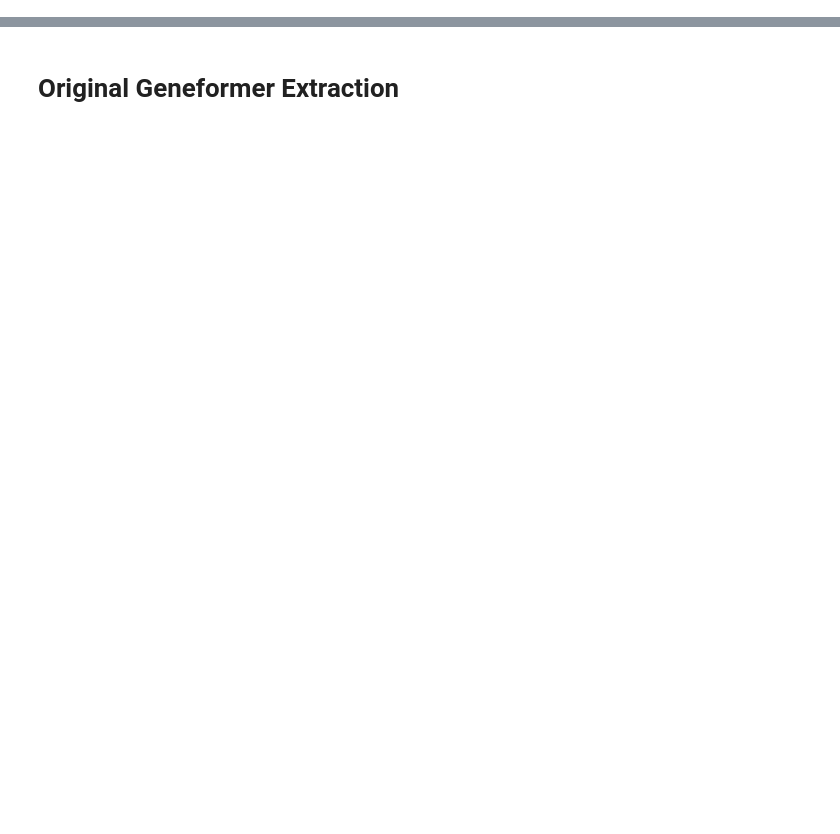
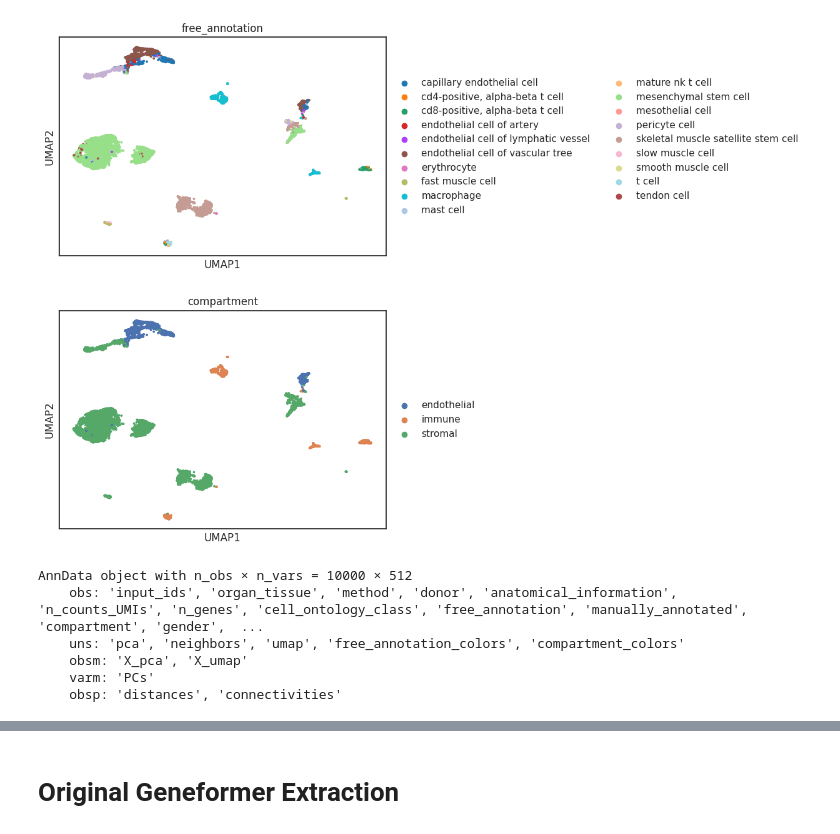
Before and after one commit to CooperStansbury/geneformer_dev, a Jupyter notebook: notebooks/tabula_sapiens.ipynb, the cells around one changed output, grey strips where cells are left out. Cells and saved outputs as stored; diff of their text form; code cells hidden in the pictures; blank space fills up the shorter version.

```diff
--- a/notebooks/tabula_sapiens.ipynb
+++ b/notebooks/tabula_sapiens.ipynb
@@ -49,0 +25,23 @@ break
+# %%
+reload(gtu)
+torch.cuda.empty_cache()
+num_cells = 10000
+
+"""Load the model"""
+# model_path = "/nfs/turbo/umms-indikar/shared/projects/geneformer/fine_tuned_models/geneformer-6L-30M_CellClassifier_cardiomyopathies_220224/"
+model_path = "/nfs/turbo/umms-indikar/shared/projects/geneformer/geneformer-12L-30M/"
+model = gtu.load_model(model_path)
+
+"""Load the data"""
+data_path = "/nfs/turbo/umms-indikar/shared/projects/geneformer/data/tabula_sapiens_muscle.dataset"
+df = gtu.load_data_as_dataframe(data_path, num_cells=num_cells, shuffle=True)
+
+# convert into arrow dataset
+data = Dataset.from_pandas(df)
+
+# useful for later
+features = df.columns.to_list()
+features.remove("input_ids")
+
+print(f"{df.shape=}")
+df.head()
@@ -49,0 +56,5 @@ break
+# %%
+reload(gtu)
+embs = gtu.extract_embedding_in_mem(model, data)
+print(f"{embs.shape=}")
+embs.head()
@@ -49,0 +70,24 @@ break
+# %%
+# translate into an anndata object and plot
+adata = gtu.embedding_to_adata(embs)
+adata.obs = df.copy()
+
+sc.tl.pca(adata)
+sc.pp.neighbors(adata)
+sc.tl.umap(adata, min_dist=0.1)
+sc.pl.umap(
+    adata,
+    color=["free_annotation", "compartment"],
+    ncols=1,
+    size=30,
+)
+
+adata
+# %% [output]
+[figure, added]
+AnnData object with n_obs × n_vars = 10000 × 512
+    obs: 'input_ids', 'organ_tissue', 'method', 'donor', 'anatomical_information', 'n_counts_UMIs', 'n_genes', 'cell_ontology_class', 'free_annotation', 'manually_annotated', 'compartment', 'gender',  ...
+    uns: 'pca', 'neighbors', 'umap', 'free_annotation_colors', 'compartment_colors'
+    obsm: 'X_pca', 'X_umap'
+    varm: 'PCs'
+    obsp: 'distances', 'connectivities'
```
Also changed, not shown: parts of 21 cells of this notebook, 1 other file.
